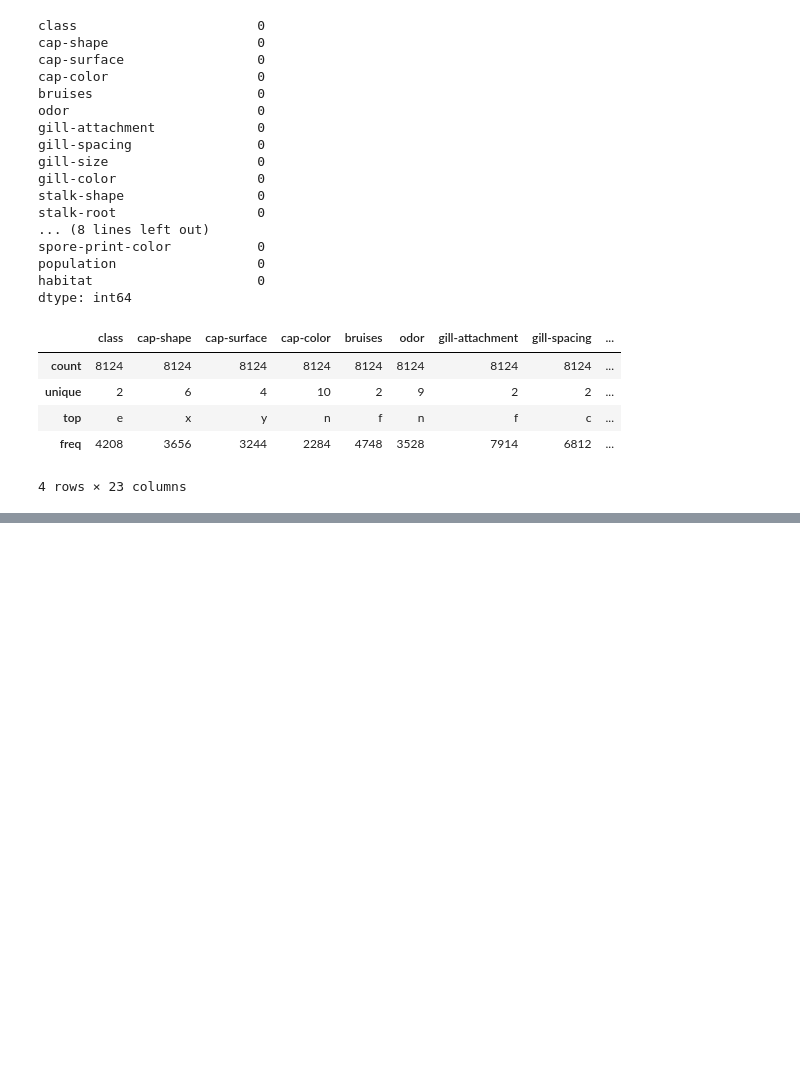
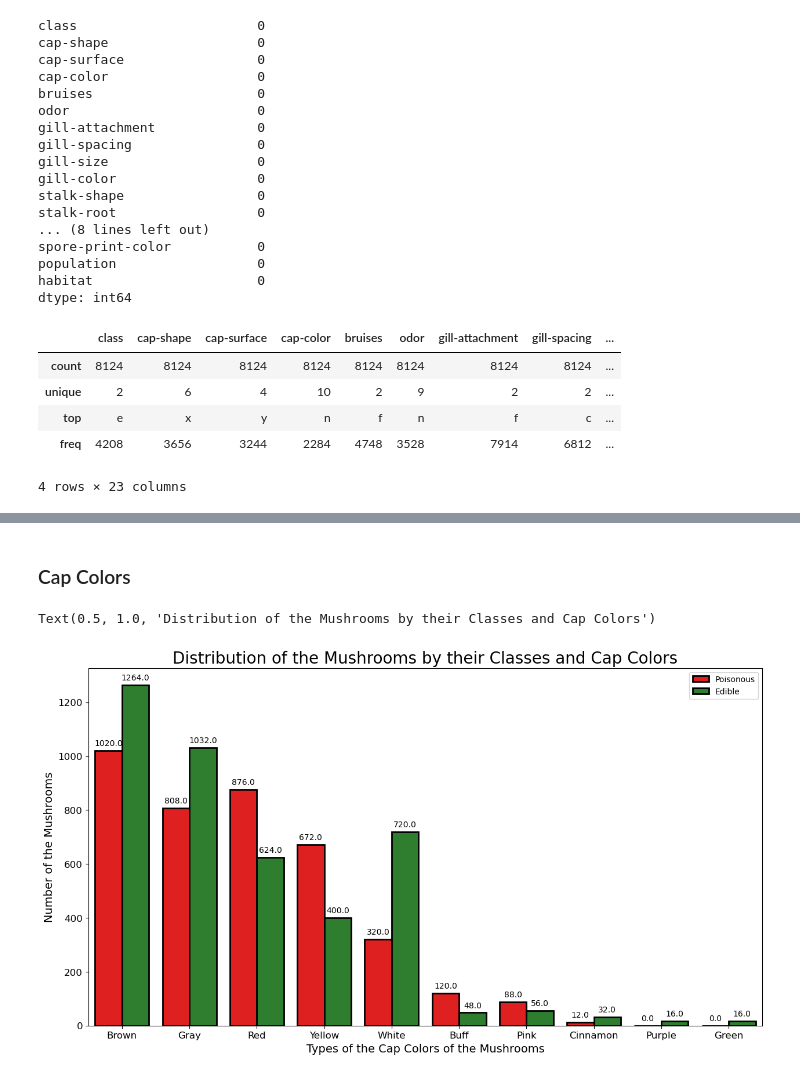
Before and after one commit to sruthik11/Mushroom-Classification_Data-Mining-Final-Project_CSCI-5502, a Jupyter notebook: code/Mushroom_Classification.ipynb, the cells around one changed output, grey strips where cells are left out. Saved outputs shown, nothing was run; the diff lists cells and outputs as text; code cells hidden in the pictures; blank space fills up the shorter version.

```diff
--- a/code/Mushroom_Classification.ipynb
+++ b/code/Mushroom_Classification.ipynb
@@ -91,0 +178,29 @@ mushrooms.describe()
+# %% [markdown]
+### Cap Colors
+# %%
+plt.figure(figsize=(15, 8))
+splot = sns.countplot(data=mushrooms, x='cap-color',
+                      hue='class',
+                      order=mushrooms['cap-color'].value_counts().index,
+                      palette=['red', 'forestgreen'],
+                      edgecolor=(0, 0, 0),
+                      linewidth=2)
+
+splot.set_xticklabels(['Brown', 'Gray', 'Red', 'Yellow', 'White', 'Buff', 'Pink', 'Cinnamon', 'Purple', 'Green'])
+
+for p in splot.patches:
+    splot.annotate(format(p.get_height(), '.1f'),
+                   (p.get_x() + p.get_width() / 2., p.get_height()),
+                   ha='center', va='center',
+                   xytext=(0, 9),
+                   textcoords='offset points')
+
+plt.legend(['Poisonous', 'Edible'], loc='upper right')
+plt.ylabel('Number of the Mushrooms', fontsize=14)
+plt.xlabel('Types of the Cap Colors of the Mushrooms', fontsize=14)
+plt.xticks(fontsize=12)
+plt.yticks(fontsize=12)
+plt.title('Distribution of the Mushrooms by their Classes and Cap Colors', fontsize=20)
+# %% [output]
+Text(0.5, 1.0, 'Distribution of the Mushrooms by their Classes and Cap Colors')
+[figure, added]
```
Also changed, not shown: parts of 41 cells of this notebook.
